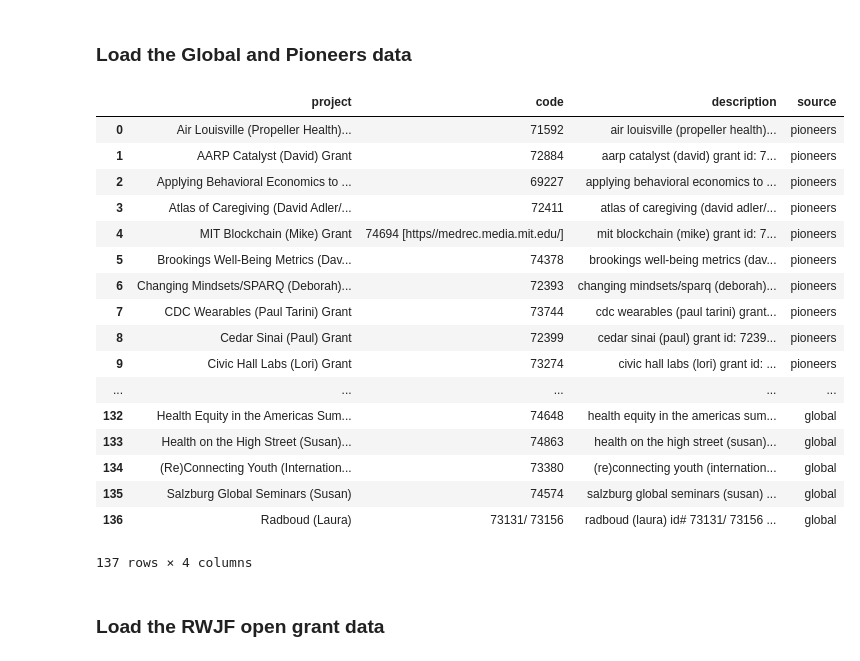
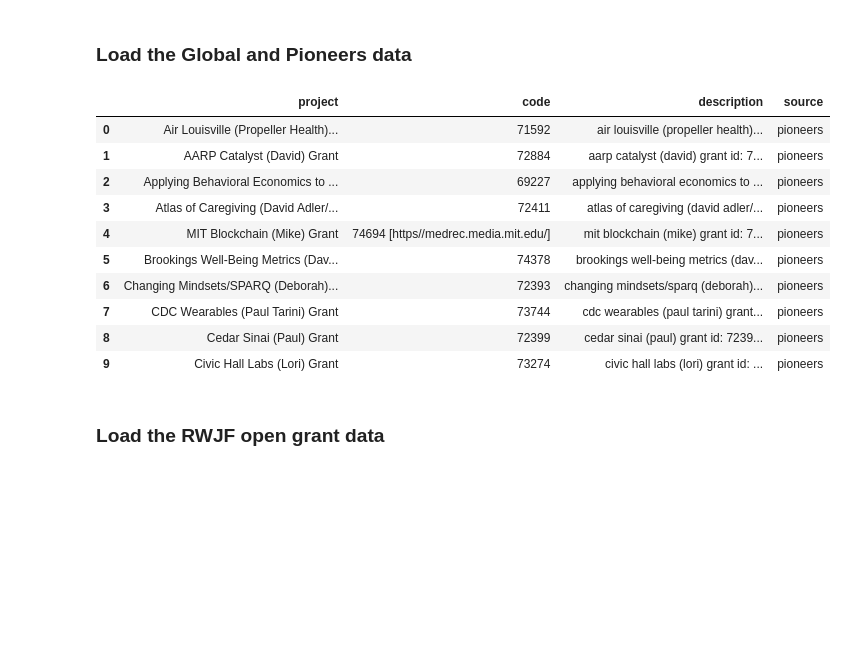
Before and after one commit to georgerichardson/rwjf, a Jupyter notebook: notebooks/01_jmg_rwjf_processing.ipynb, the cells around one changed output. Saved outputs shown, nothing was run; the diff lists cells and outputs as text; code cells hidden in the pictures; blank space fills up the shorter version.

```diff
--- a/notebooks/01_jmg_rwjf_processing.ipynb
+++ b/notebooks/01_jmg_rwjf_processing.ipynb
@@ -69,7 +79,8 @@ from lda_pipeline import LdaPipeline, CleanTokenize
 # %%
 def get_project_meta(project):
     '''
-    This function takes a project and returns the name and the id (if they are available, this is not always the case)
+    This function takes a project and returns the name and the id
+    (if they are available, this is not always the case).
 
     '''
 
@@ -136,29 +147,22 @@ glob = read_rwjf_data('global_grantees.txt')
 # %%
 rw_df = pd.DataFrame([x+['pioneers'] for x in pio]+[x+['global'] for x in glob],columns=['project',
                                                                                 'code','description','source'])
 
 rw_df.to_csv(proc_data+'/{date}_rwj_data_from_mike.csv'.format(date=today_str))
 
-rw_df
+rw_df.head(10)
 # %% [output]
 |  | project | code | description | source |
 | 0 | Air Louisville (Propeller Health)... | 71592 | air louisville (propeller health)... | pioneers |
 | 1 | AARP Catalyst (David) Grant | 72884 | aarp catalyst (david) grant id: 7... | pioneers |
 | 2 | Applying Behavioral Economics to ... | 69227 | applying behavioral economics to ... | pioneers |
 | 3 | Atlas of Caregiving (David Adler/... | 72411 | atlas of caregiving (david adler/... | pioneers |
 | 4 | MIT Blockchain (Mike) Grant | 74694 [https//medrec.media.mit.edu/] | mit blockchain (mike) grant id: 7... | pioneers |
 | 5 | Brookings Well-Being Metrics (Dav... | 74378 | brookings well-being metrics (dav... | pioneers |
 | 6 | Changing Mindsets/SPARQ (Deborah)... | 72393 | changing mindsets/sparq (deborah)... | pioneers |
 | 7 | CDC Wearables (Paul Tarini) Grant | 73744 | cdc wearables (paul tarini) grant... | pioneers |
 | 8 | Cedar Sinai (Paul) Grant | 72399 | cedar sinai (paul) grant id: 7239... | pioneers |
 | 9 | Civic Hall Labs (Lori) Grant | 73274 | civic hall labs (lori) grant id: ... | pioneers |
-| ... | ... | ... | ... | ... |
-| 132 | Health Equity in the Americas Sum... | 74648 | health equity in the americas sum... | global |
-| 133 | Health on the High Street (Susan)... | 74863 | health on the high street (susan)... | global |
-| 134 | (Re)Connecting Youth (Internation... | 73380 | (re)connecting youth (internation... | global |
-| 135 | Salzburg Global Seminars (Susan) | 74574 | salzburg global seminars (susan) ... | global |
-| 136 | Radboud (Laura) | 73131/ 73156 | radboud (laura) id# 73131/ 73156 ... | global |
-137 rows × 4 columns
 # %% [markdown]
 ### Load the RWJF open grant data
 # %%
```
Also changed, not shown: parts of 16 cells of this notebook, 1 other file.
